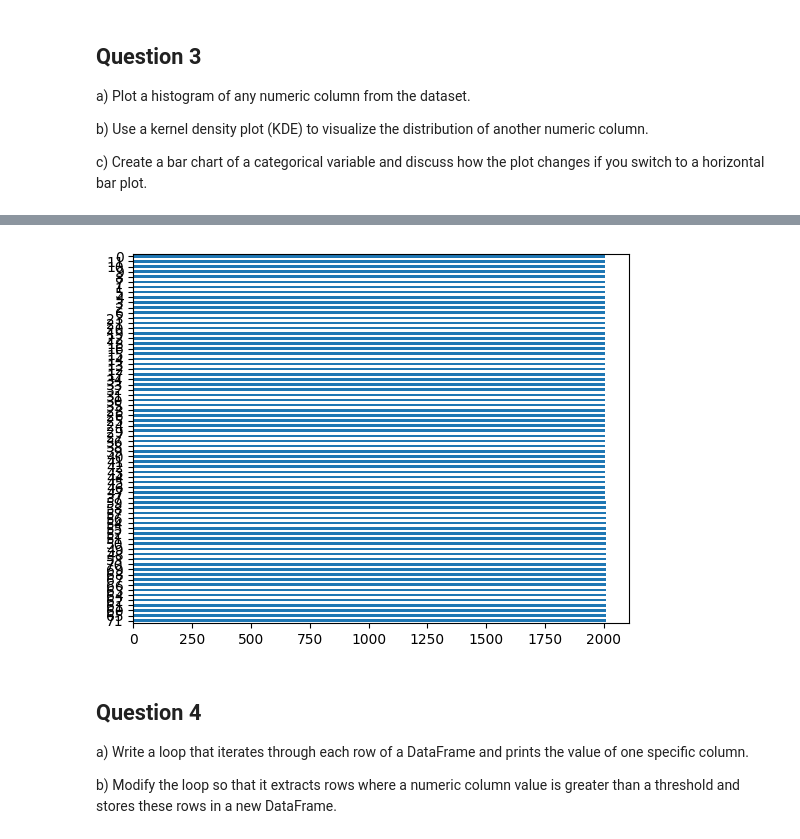
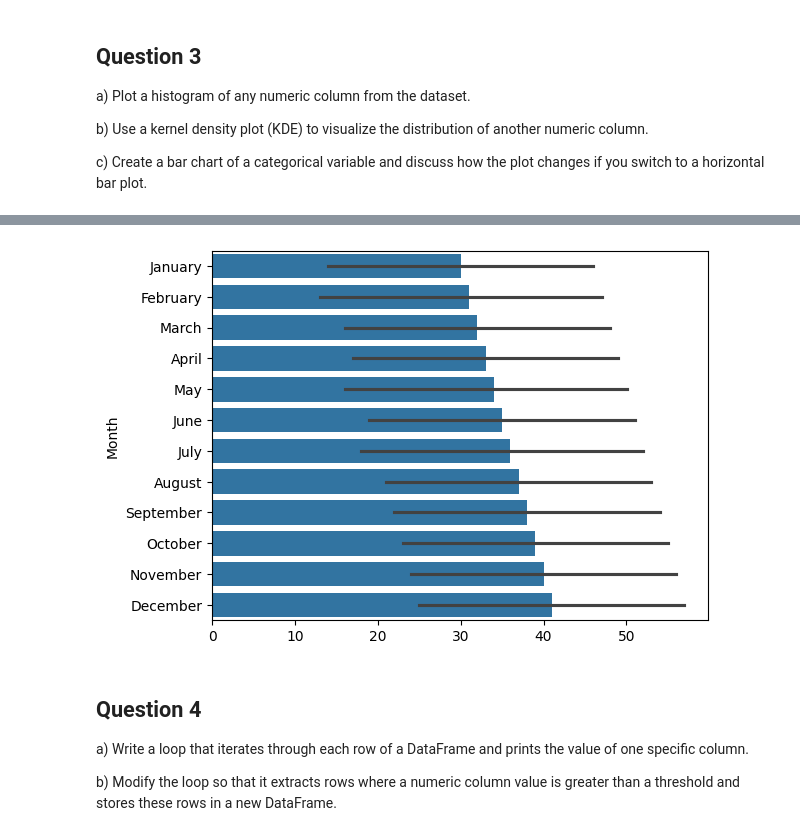
Before and after one commit to AsalMrd/AsalMrd.github.io, a Jupyter notebook: Assignment2.ipynb, the cells around one changed output, grey strips where cells are left out. Saved outputs shown, nothing was run; the diff lists cells and outputs as text; code cells hidden in the pictures.

```diff
--- a/Assignment2.ipynb
+++ b/Assignment2.ipynb
@@ -79,7 +85,7 @@ graph_civilians = sns.kdeplot(db['Civilians'], fill=True)
-# %%
-bar = db['Year'].sort_values(ascending=False).plot(kind='bar')
-# %% [output]
-[figure, removed]
+# %%
+months_bar = sns.barplot(db['Month'])
+# %% [output]
+[figure, added]
 # %% [markdown]
 ## Question 4
 a) Write a loop that iterates through each row of a DataFrame and prints the value of one specific column.
```
Also changed, not shown: parts of 11 cells of this notebook.
